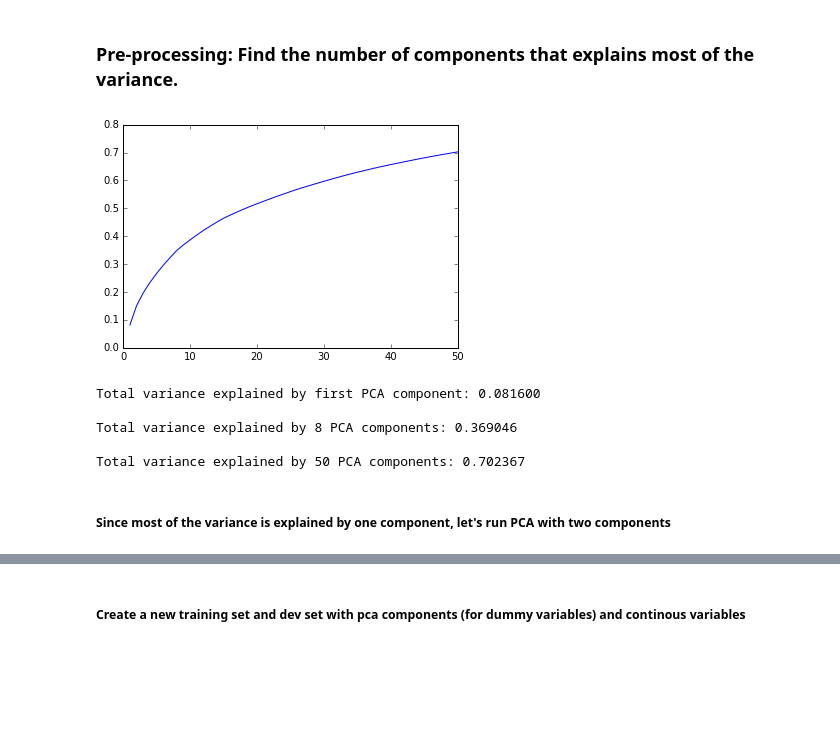
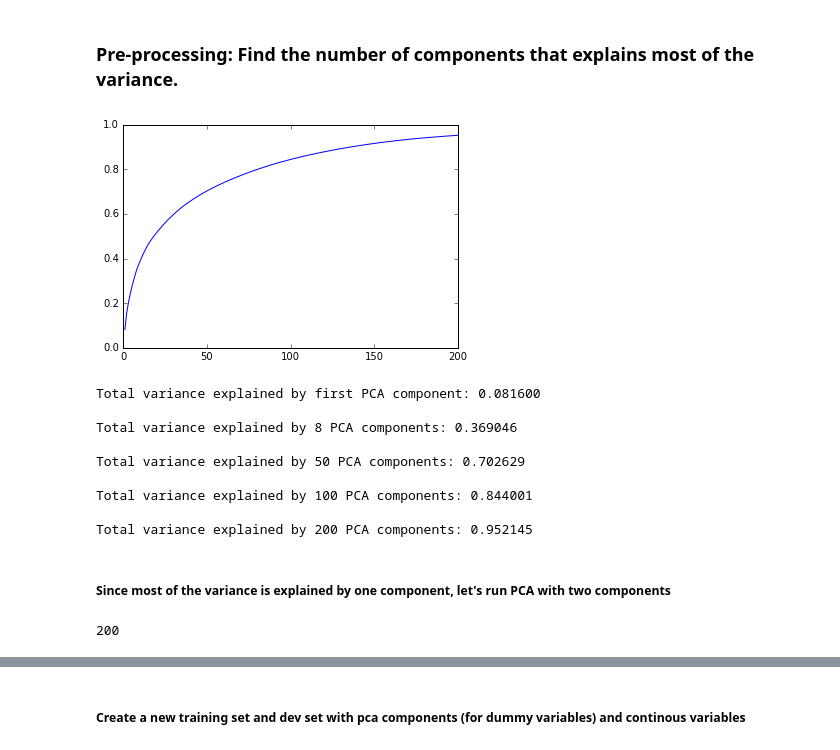
Before and after one commit to jtpdowns/AllstateChallenge, a Jupyter notebook: Allstate - Regression.ipynb, the cells around one changed output, grey strips where cells are left out. Saved outputs shown, nothing was run; the diff lists cells and outputs as text; code cells hidden in the pictures; blank space fills up the shorter version.

```diff
--- a/Allstate - Regression.ipynb
+++ b/Allstate - Regression.ipynb
@@ -216,35 +216,42 @@ Create a model for regression that uses PCA components for dummy variables + con
 # %%
 
 from sklearn.decomposition import PCA
 def P1():
 
-    pca = PCA(n_components=50)
+    pca = PCA(n_components=200)
     pca.fit(X_train)
     cum_vars=[]
     components=[]
     cumulative_var=0
     for ii in range(len(pca.explained_variance_ratio_)):
         cumulative_var+=pca.explained_variance_ratio_[ii]
         cum_vars.append(cumulative_var)
         components.append(ii+1)
 
     plt.plot(components, cum_vars)
     #plt.title('Total variance explained by first K components')
     plt.show()
     return cum_vars
 
 cum_vars=P1()
-
-print('Total variance explained by first PCA component: %0.6f \n' % cum_vars[0])
-print('Total variance explained by 8 PCA components: %0.6f \n' % cum_vars[8])
-print('Total variance explained by 50 PCA components: %0.6f \n' % cum_vars[49])
 # %% [output]
-[figure, old version]
+[figure, new version]
-Total variance explained by first PCA component: 0.081600
-
-Total variance explained by 8 PCA components: 0.369046
-
-Total variance explained by 50 PCA components: 0.702367
+# %%
+print('Total variance explained by first PCA component: %0.6f \n' % cum_vars[0])
+print('Total variance explained by 8 PCA components: %0.6f \n' % cum_vars[8])
+print('Total variance explained by 50 PCA components: %0.6f \n' % cum_vars[49])
+print('Total variance explained by 100 PCA components: %0.6f \n' % cum_vars[99])
+print('Total variance explained by 200 PCA components: %0.6f \n' % cum_vars[199])
+# %% [output]
+Total variance explained by first PCA component: 0.081600
+
+Total variance explained by 8 PCA components: 0.369046
+
+Total variance explained by 50 PCA components: 0.702629
+
+Total variance explained by 100 PCA components: 0.844001
+
+Total variance explained by 200 PCA components: 0.952145
 # %% [markdown]
 ##### Since most of the variance is explained by one component, let's run PCA with two components
 # %%
@@ -272,3 +279,7 @@ dev_data_pca = pca.transform(df_dev_dummy_vars)
 #create dataframes with pca components
 df_train_data_pca = pd.DataFrame({'comp1':train_data_pca[:,0],'comp2':train_data_pca[:,1]}, index=list(id_train.index))
 df_dev_data_pca = pd.DataFrame({'comp1':dev_data_pca[:,0],'comp2':dev_data_pca[:,1]}, index=list(id_dev.index))
+# %%
+train_data_pca.shape[1]
+# %% [output]
+200
```
Also changed, not shown: parts of 3 cells of this notebook.
